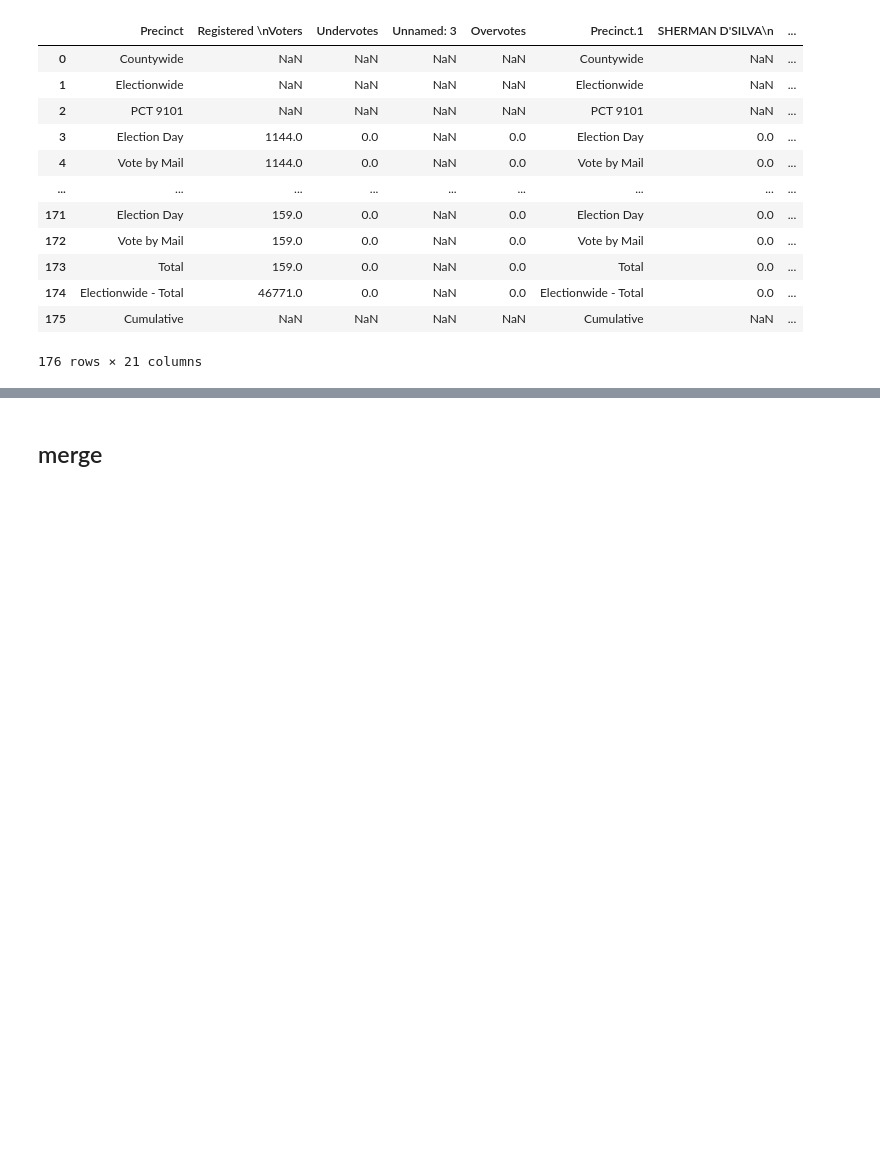
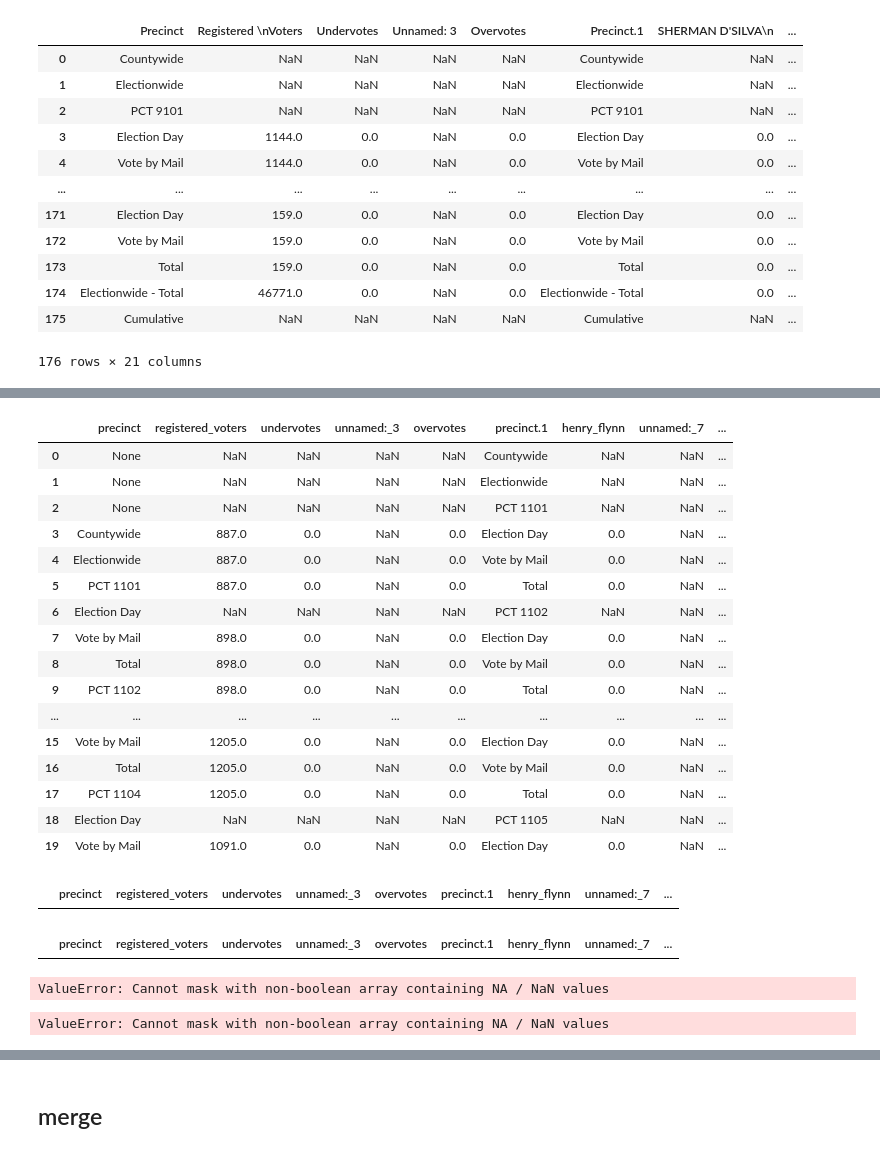
Before and after one commit to MissionLocal/2024-election, a Jupyter notebook: cleaning/clean.ipynb, the cells around one changed output, grey strips where cells are left out. Drawn from its saved outputs; the diff is of its cells as text; code cells hidden in the pictures; blank space fills up the shorter version.

```diff
--- a/cleaning/clean.ipynb
+++ b/cleaning/clean.ipynb
@@ -144,0 +308,22 @@ dfTurnout['turnout'] = dfTurnout['turnout'].fillna(0)
+# %%
+dfMayor['precinct'] = dfMayor['precinct'].shift(3)
+
+dfMayor.head(20)
+# %% [output]
+|  | precinct | registered_voters | undervotes | unnamed:_3 | overvotes | precinct.1 | henry_flynn | unnamed:_7 | ... |
+| 0 | None | NaN | NaN | NaN | NaN | Countywide | NaN | NaN | ... |
+| 1 | None | NaN | NaN | NaN | NaN | Electionwide | NaN | NaN | ... |
+| 2 | None | NaN | NaN | NaN | NaN | PCT 1101 | NaN | NaN | ... |
+| 3 | Countywide | 887.0 | 0.0 | NaN | 0.0 | Election Day | 0.0 | NaN | ... |
+| 4 | Electionwide | 887.0 | 0.0 | NaN | 0.0 | Vote by Mail | 0.0 | NaN | ... |
+| 5 | PCT 1101 | 887.0 | 0.0 | NaN | 0.0 | Total | 0.0 | NaN | ... |
+| 6 | Election Day | NaN | NaN | NaN | NaN | PCT 1102 | NaN | NaN | ... |
+| 7 | Vote by Mail | 898.0 | 0.0 | NaN | 0.0 | Election Day | 0.0 | NaN | ... |
+| 8 | Total | 898.0 | 0.0 | NaN | 0.0 | Vote by Mail | 0.0 | NaN | ... |
+| 9 | PCT 1102 | 898.0 | 0.0 | NaN | 0.0 | Total | 0.0 | NaN | ... |
+| ... | ... | ... | ... | ... | ... | ... | ... | ... | ... |
+| 15 | Vote by Mail | 1205.0 | 0.0 | NaN | 0.0 | Election Day | 0.0 | NaN | ... |
+| 16 | Total | 1205.0 | 0.0 | NaN | 0.0 | Vote by Mail | 0.0 | NaN | ... |
+| 17 | PCT 1104 | 1205.0 | 0.0 | NaN | 0.0 | Total | 0.0 | NaN | ... |
+| 18 | Election Day | NaN | NaN | NaN | NaN | PCT 1105 | NaN | NaN | ... |
+| 19 | Vote by Mail | 1091.0 | 0.0 | NaN | 0.0 | Election Day | 0.0 | NaN | ... |
@@ -144,0 +332,38 @@ dfTurnout['turnout'] = dfTurnout['turnout'].fillna(0)
+# %%
+dfMayor.head(0)
+# %% [output]
+|  | precinct | registered_voters | undervotes | unnamed:_3 | overvotes | precinct.1 | henry_flynn | unnamed:_7 | ... |
+# %%
+dfMayor = dfMayor.dropna()
+
+
+dfMayor
+# %% [output]
+|  | precinct | registered_voters | undervotes | unnamed:_3 | overvotes | precinct.1 | henry_flynn | unnamed:_7 | ... |
+# %%
+### MAYOR
+
+dfMayor.columns = dfMayor.columns.str.replace('\n', '')
+dfMayor.columns = dfMayor.columns.str.lower().str.replace(' ', '_')
+dfMayor.columns = dfMayor.columns.str.replace('_$', '')
+
+dfMayor['precinct'] = dfMayor['precinct'].shift(3)
+
+dfMayor = dfMayor[['precinct', 'registered_voters', 'henry_flynn', 'mark_farrell', 'keith_freedman', 'daniel_lurie', 'dylan_hirsh-shell', 'nelson_mei', 'paul_ybarra_robertson', 'aaron_peskin', 'london_breed', 'shahram_shariati', 'ahsha_sahfaí', 'jon_soderstrom', 'ellen_lee_zhou']]
+
+dfMayor = dfMayor.dropna()
+dfMayor['precinct'] = dfMayor[dfMayor['precinct'].str.contains('PCT')]
+
+dfMayor['precinct'] = dfMayor['precinct'].str.replace('PCT ','').str.replace(' MB','')
+
+dfMayor
+# %% [output]
+ValueError: Cannot mask with non-boolean array containing NA / NaN values
+# %%
+dfMayor['precinct'] = dfMayor[dfMayor['precinct'].str.contains('PCT')]
+
+dfMayor['precinct'] = dfMayor['precinct'].str.replace('PCT ','').str.replace(' MB','')
+
+dfMayor
+# %% [output]
+ValueError: Cannot mask with non-boolean array containing NA / NaN values
```
Also changed, not shown: parts of 50 cells of this notebook, 4 other files.
